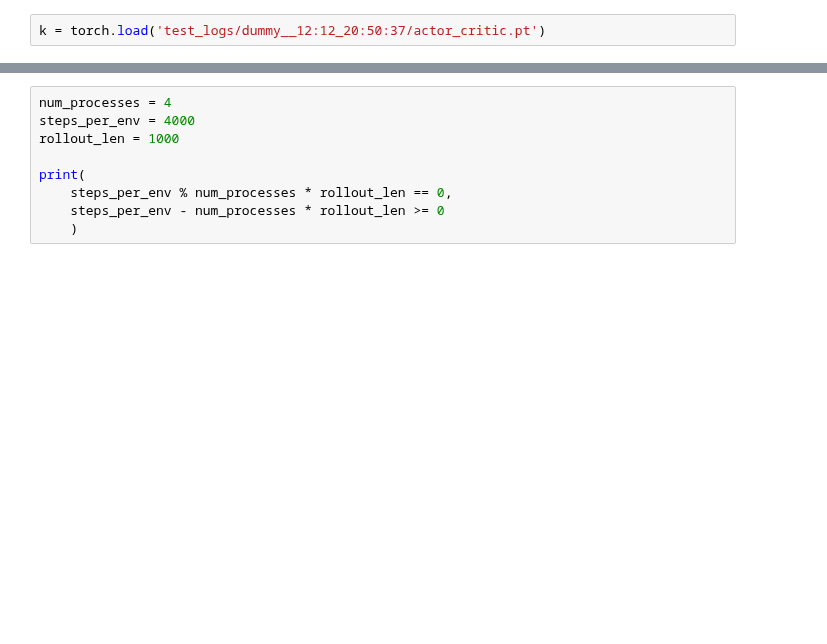
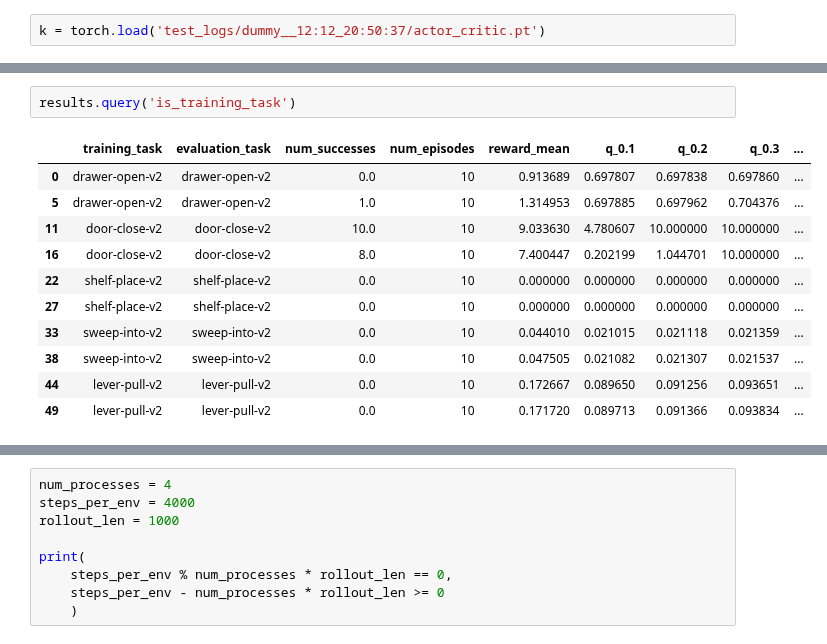
Before and after one commit to gdubbs100/right_left_brain_rl, a Jupyter notebook: continual_training_test.ipynb, the cells around one changed output, grey strips where cells are left out. Drawn from its saved outputs; the diff is of its cells as text; blank space fills up the shorter version.

```diff
--- a/continual_training_test.ipynb
+++ b/continual_training_test.ipynb
@@ -225,0 +241,14 @@ plt.show()
+# %%
+results.query('is_training_task')
+# %% [output]
+|  | training_task | evaluation_task | num_successes | num_episodes | reward_mean | q_0.1 | q_0.2 | q_0.3 | ... |
+| 0 | drawer-open-v2 | drawer-open-v2 | 0.0 | 10 | 0.913689 | 0.697807 | 0.697838 | 0.697860 | ... |
+| 5 | drawer-open-v2 | drawer-open-v2 | 1.0 | 10 | 1.314953 | 0.697885 | 0.697962 | 0.704376 | ... |
+| 11 | door-close-v2 | door-close-v2 | 10.0 | 10 | 9.033630 | 4.780607 | 10.000000 | 10.000000 | ... |
+| 16 | door-close-v2 | door-close-v2 | 8.0 | 10 | 7.400447 | 0.202199 | 1.044701 | 10.000000 | ... |
+| 22 | shelf-place-v2 | shelf-place-v2 | 0.0 | 10 | 0.000000 | 0.000000 | 0.000000 | 0.000000 | ... |
+| 27 | shelf-place-v2 | shelf-place-v2 | 0.0 | 10 | 0.000000 | 0.000000 | 0.000000 | 0.000000 | ... |
+| 33 | sweep-into-v2 | sweep-into-v2 | 0.0 | 10 | 0.044010 | 0.021015 | 0.021118 | 0.021359 | ... |
+| 38 | sweep-into-v2 | sweep-into-v2 | 0.0 | 10 | 0.047505 | 0.021082 | 0.021307 | 0.021537 | ... |
+| 44 | lever-pull-v2 | lever-pull-v2 | 0.0 | 10 | 0.172667 | 0.089650 | 0.091256 | 0.093651 | ... |
+| 49 | lever-pull-v2 | lever-pull-v2 | 0.0 | 10 | 0.171720 | 0.089713 | 0.091366 | 0.093834 | ... |
```
Also changed, not shown: parts of 15 cells of this notebook, 2 other files.
